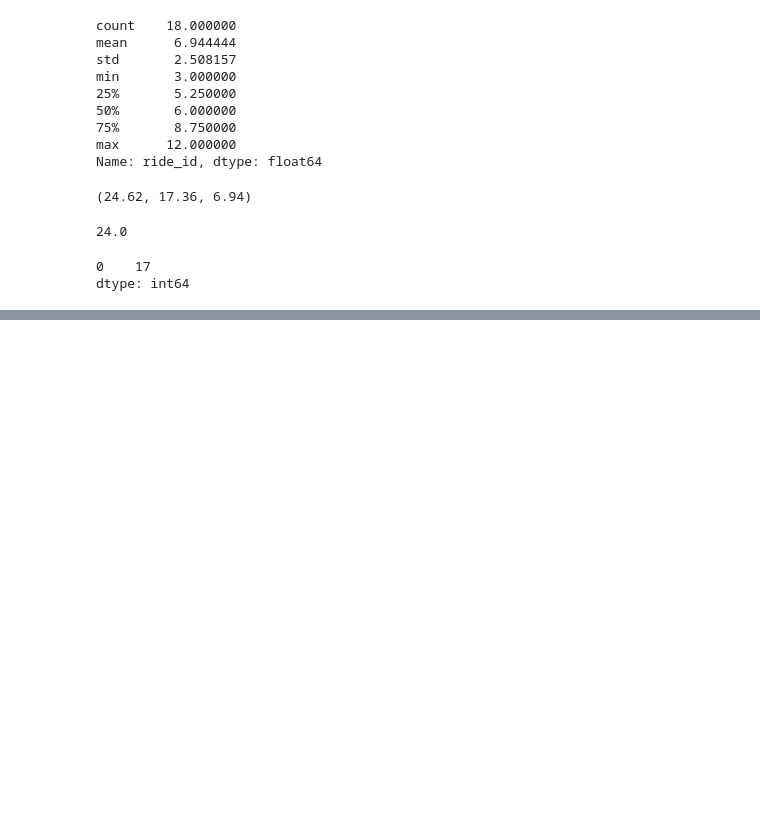
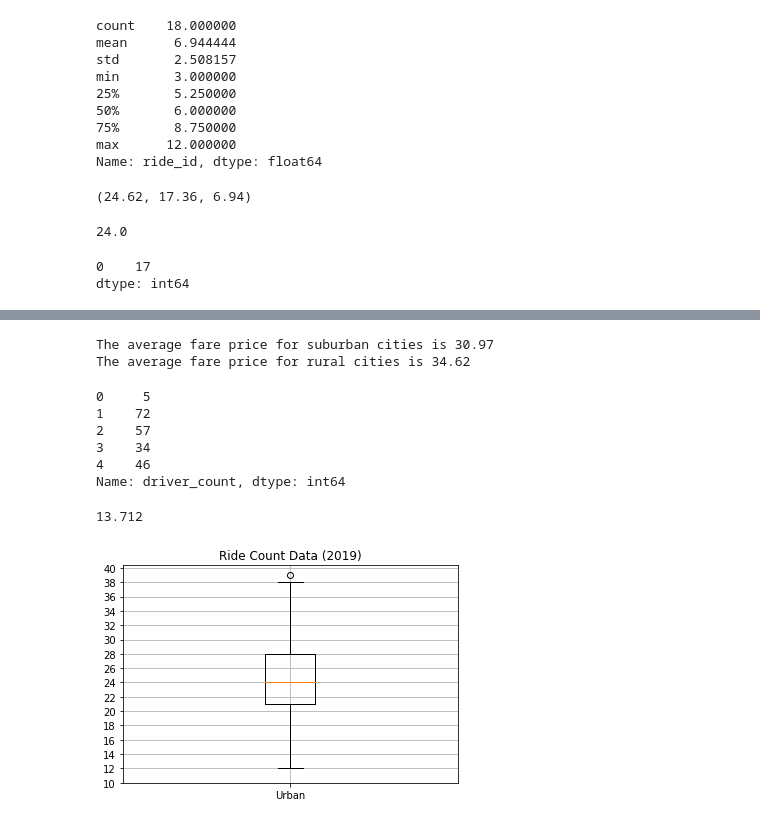
Before and after one commit to mackenziecoushayrichter/PyBer_Analysis, a Jupyter notebook: PyBer.ipynb, the cells around one changed output, grey strips where cells are left out. Saved outputs shown, nothing was run; the diff lists cells and outputs as text; code cells hidden in the pictures; blank space fills up the shorter version.

```diff
--- a/PyBer.ipynb
+++ b/PyBer.ipynb
@@ -381,0 +418,23 @@ mode_rural_ride_count = sts.mode)
+# %%
+#get the average fare for suburban and rural cities
+
+mean_suburban_fare = np.mean(suburban_fares)
+print(f'The average fare price for suburban cities is {mean_suburban_fare:.2f}')
+
+mean_rural_fare = np.mean(rural_fares)
+print(f'The average fare price for rural cities is {mean_rural_fare:.2f}')
+# %% [output]
+The average fare price for suburban cities is 30.97
+The average fare price for rural cities is 34.62
+# %%
+#get the driver count for urban cities
+
+urban_drivers = urban_cities_df['driver_count']
+urban_drivers.head()
+# %% [output]
+0     5
+1    72
+2    57
+3    34
+4    46
+Name: driver_count, dtype: int64
@@ -381,0 +445,22 @@ mode_rural_ride_count = sts.mode)
+# %%
+#the the average driver count suburban cities
+
+mean_suburban_drivers = np.mean(suburban_drivers)
+mean_suburban_drivers
+# %% [output]
+13.712
+# %%
+#create a box and whisker plot for urban cities ride count
+x_labels = ["Urban"]
+fig, ax = plt.subplots()
+ax.boxplot(urban_ride_count, labels = x_labels)
+
+#add the title y axis label and grid
+ax.set_title('Ride Count Data (2019)')
+ax.set_ylabel = ('Number of Rides')
+ax.set_yticks(np.arange(10,41, step=2.0))
+ax.grid()
+
+plt.show()
+# %% [output]
+[figure, added]
```
Also changed, not shown: parts of 12 cells of this notebook, 1 other file.
